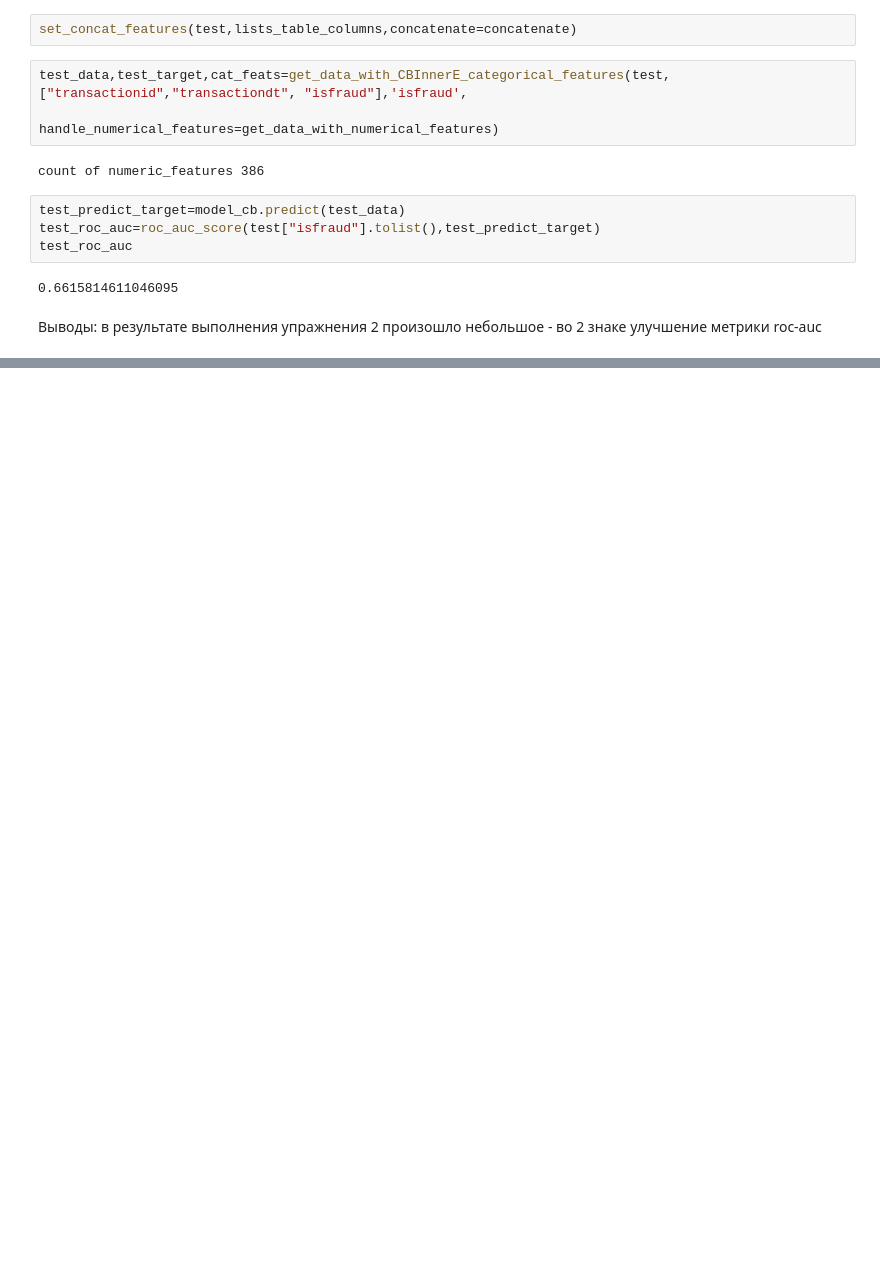
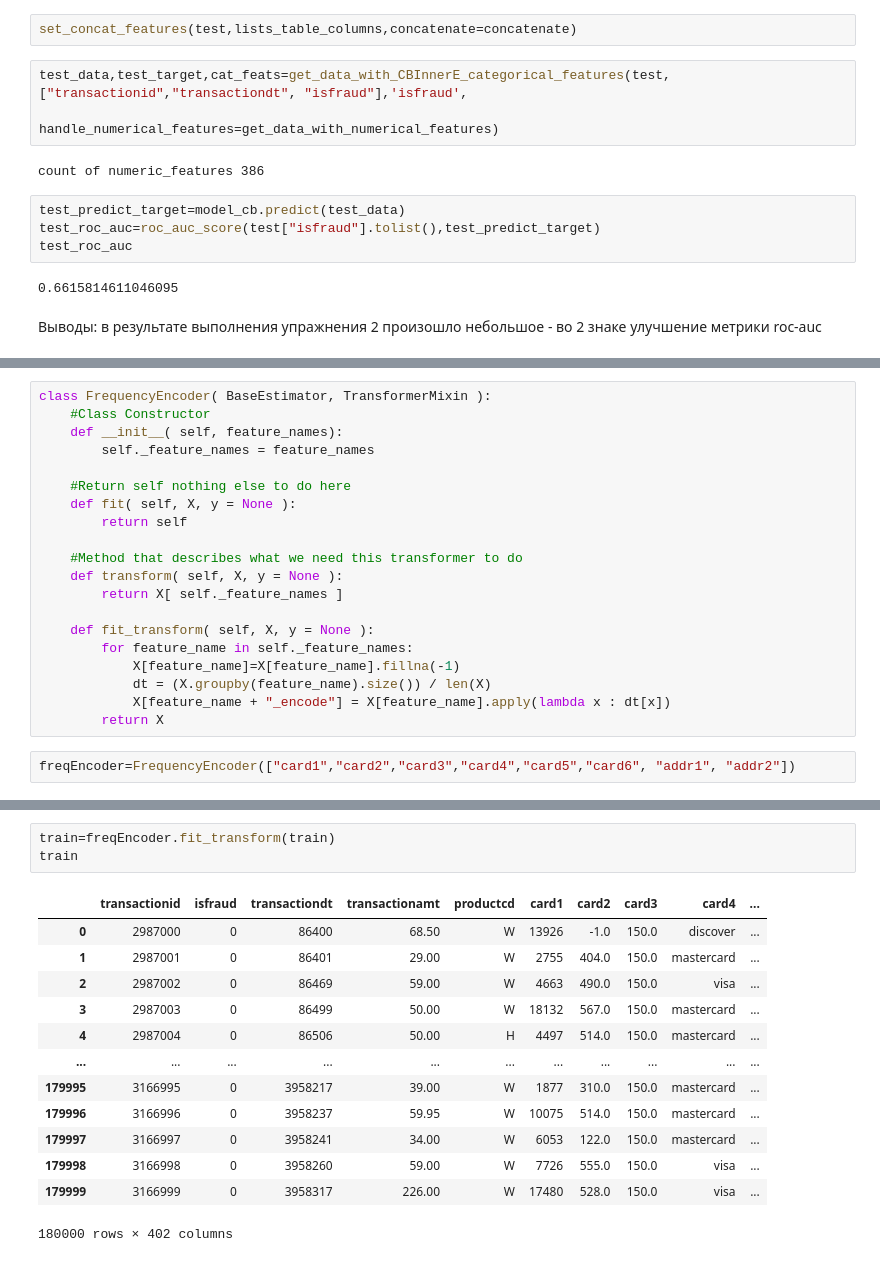
Before and after one commit to AndreyU123/Sports_data_analysis_Kaggle_Platform, a Jupyter notebook: Lesson5/Ukladnikov_Andrey_Lesson5.ipynb, the cells around one changed output, grey strips where cells are left out. Drawn from its saved outputs; the diff is of its cells as text; blank space fills up the shorter version.

```diff
--- a/Lesson5/Ukladnikov_Andrey_Lesson5.ipynb
+++ b/Lesson5/Ukladnikov_Andrey_Lesson5.ipynb
@@ -509,0 +516,22 @@ test_roc_auc
+# %%
+class FrequencyEncoder( BaseEstimator, TransformerMixin ):
+    #Class Constructor
+    def __init__( self, feature_names):
+        self._feature_names = feature_names
+
+    #Return self nothing else to do here
+    def fit( self, X, y = None ):
+        return self
+
+    #Method that describes what we need this transformer to do
+    def transform( self, X, y = None ):
+        return X[ self._feature_names ]
+
+    def fit_transform( self, X, y = None ):
+        for feature_name in self._feature_names:
+            X[feature_name]=X[feature_name].fillna(-1)
+            dt = (X.groupby(feature_name).size()) / len(X)
+            X[feature_name + "_encode"] = X[feature_name].apply(lambda x : dt[x])
+        return X
+# %%
+freqEncoder=FrequencyEncoder(["card1","card2","card3","card4","card5","card6", "addr1", "addr2"])
@@ -509,0 +554,17 @@ test_roc_auc
+# %%
+train=freqEncoder.fit_transform(train)
+train
+# %% [output]
+|  | transactionid | isfraud | transactiondt | transactionamt | productcd | card1 | card2 | card3 | card4 | ... |
+| 0 | 2987000 | 0 | 86400 | 68.50 | W | 13926 | -1.0 | 150.0 | discover | ... |
+| 1 | 2987001 | 0 | 86401 | 29.00 | W | 2755 | 404.0 | 150.0 | mastercard | ... |
+| 2 | 2987002 | 0 | 86469 | 59.00 | W | 4663 | 490.0 | 150.0 | visa | ... |
+| 3 | 2987003 | 0 | 86499 | 50.00 | W | 18132 | 567.0 | 150.0 | mastercard | ... |
+| 4 | 2987004 | 0 | 86506 | 50.00 | H | 4497 | 514.0 | 150.0 | mastercard | ... |
+| ... | ... | ... | ... | ... | ... | ... | ... | ... | ... | ... |
+| 179995 | 3166995 | 0 | 3958217 | 39.00 | W | 1877 | 310.0 | 150.0 | mastercard | ... |
+| 179996 | 3166996 | 0 | 3958237 | 59.95 | W | 10075 | 514.0 | 150.0 | mastercard | ... |
+| 179997 | 3166997 | 0 | 3958241 | 34.00 | W | 6053 | 122.0 | 150.0 | mastercard | ... |
+| 179998 | 3166998 | 0 | 3958260 | 59.00 | W | 7726 | 555.0 | 150.0 | visa | ... |
+| 179999 | 3166999 | 0 | 3958317 | 226.00 | W | 17480 | 528.0 | 150.0 | visa | ... |
+180000 rows × 402 columns
```
Also changed, not shown: parts of 3 cells of this notebook.
